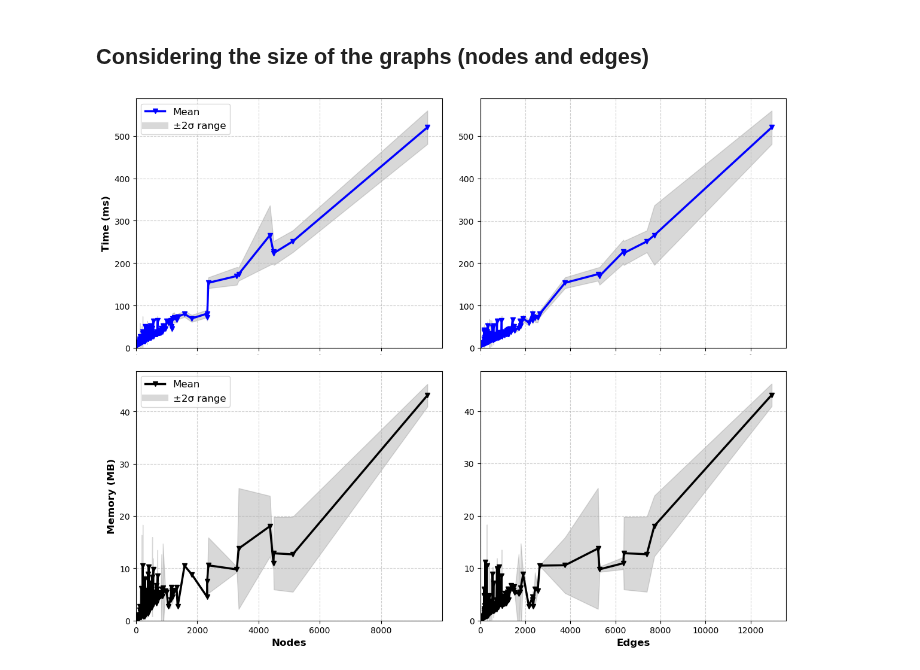
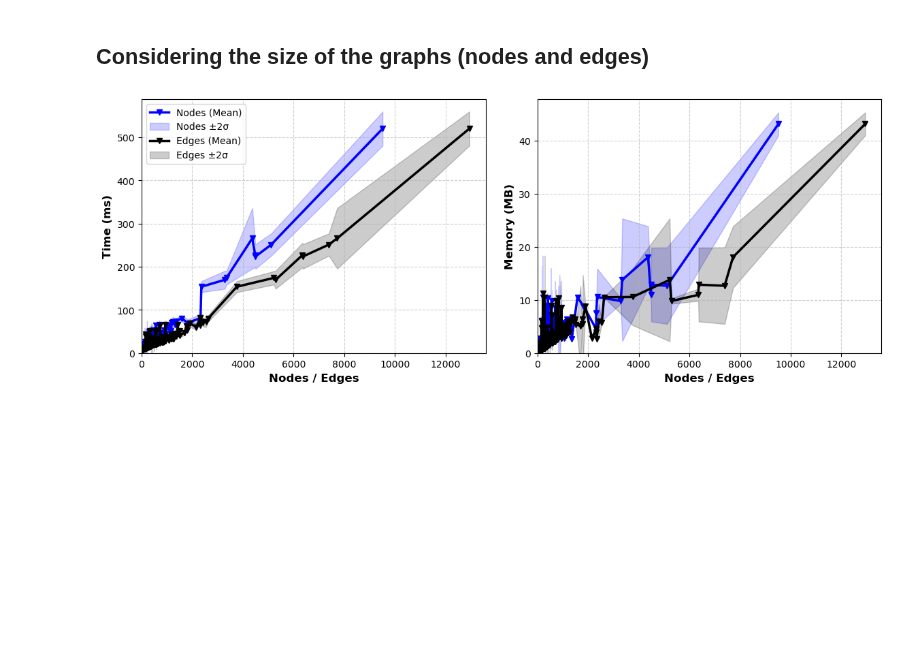
Before and after one commit to geodes-sms/NeoModelingFramework, a Jupyter notebook: Evaluation/analysis/RQ2-results-analysis.ipynb, the cells around one changed output. Saved outputs shown, nothing was run; the diff lists cells and outputs as text; code cells hidden in the pictures; blank space fills up the shorter version.

```diff
--- a/Evaluation/analysis/RQ2-results-analysis.ipynb
+++ b/Evaluation/analysis/RQ2-results-analysis.ipynb
@@ -217,75 +217,65 @@ plt.show()
 import matplotlib.pyplot as plt
 import matplotlib.lines as mlines
 
 props = ['nodes', 'edges']
+colors = {'nodes': 'blue', 'edges': 'black'}  # fixed colors
 g = 2  # number of std deviations for the shaded band
 
-fig, axes = plt.subplots(2, 2, figsize=(12, 10))
+fig, axes = plt.subplots(1, 2, figsize=(12, 5))
 fig.suptitle('')
 
 
-for idx, prop in enumerate(props):
+for prop in props:
     grouped = combined_df.groupby(prop)['time']
-
     mean = grouped.apply(lambda s: remove_outliers(s).mean())
     std = grouped.apply(lambda s: remove_outliers(s).std())
     lower = mean - g * std
     upper = mean + g * std
 
-    ax = axes[0, idx]
+    axes[0].plot(
+        mean.index, mean.values,
+        color=colors[prop], linewidth=2.5, marker='v',
+        label=f'{prop.capitalize()} (Mean)'
+    )
+    axes[0].fill_between(mean.index, lower, upper,
+        color=colors[prop], alpha=0.2, label=f'{prop.capitalize()} ±{g}σ')
 
-    ax.plot(mean.index, mean.values, color="blue", linewidth=2.5, label='Mean', marker='v')
-    ax.fill_between(mean.index, lower, upper, color='gray', alpha=0.3, label=f'±{g}σ range')
+axes[0].set_xlabel("Nodes / Edges", fontsize=12, fontweight='bold')
+axes[0].set_ylabel("Time (ms)", fontsize=12, fontweight='bold')
+axes[0].tick_params(axis='x', labelsize=10)
+axes[0].tick_params(axis='y', labelsize=10)
+axes[0].grid(True, linestyle='--', alpha=0.6)
+axes[0].set_ylim(bottom=0)
+axes[0].set_xlim(left=0)
+axes[0].legend(fontsize=10, frameon=True)
 
 
-    ax.set_xlabel('')
-
-    if idx == 0:
-        ax.set_ylabel('Time (ms)', fontsize=12, fontweight='bold')
-
-    ax.tick_params(axis='x', labelsize=0)
-    ax.tick_params(axis='y', labelsize=10)
-    ax.grid(True, linestyle='--', alpha=0.6)
-    ax.set_ylim(bottom=0)
-    ax.set_xlim(left=0)
-
-
-for idx, prop in enumerate(props):
+for prop in props:
     grouped = combined_df.groupby(prop)['mem']
-
     mean = grouped.apply(lambda s: remove_outliers(s).mean())
     std = grouped.apply(lambda s: remove_outliers(s).std())
     lower = mean - g * std
     upper = mean + g * std
 
-    ax = axes[1, idx]
+    axes[1].plot(
+        mean.index, mean.values,
+        color=colors[prop], linewidth=2.5, marker='v',
+        label=f'{prop.capitalize()} (Mean)'
+    )
+    axes[1].fill_between(mean.index, lower, upper,
+        color=colors[prop], alpha=0.2, label=f'{prop.capitalize()} ±{g}σ')
 
-    ax.plot(mean.index, mean.values, color="black", linewidth=2.5, label='Mean', marker='v')
-    ax.fill_between(mean.index, lower, upper, color='gray', alpha=0.3, label=f'±{g}σ range')
-
-    # Bottom row: x-axis labels
-    ax.set_xlabel(prop.capitalize(), fontsize=12, fontweight='bold')
-    if idx == 0:
-        ax.set_ylabel('Memory (MB)', fontsize=12, fontweight='bold')
-
-    ax.tick_params(axis='x', labelsize=10)
-    ax.tick_params(axis='y', labelsize=10)
-    ax.grid(True, linestyle='--', alpha=0.6)
-    ax.set_ylim(bottom=0)
-    ax.set_xlim(left=0)
-
-
-avg_line_time = mlines.Line2D([], [], color='blue', marker='v', label='Mean', linewidth=2.5)
-band_patch_time = mlines.Line2D([], [], color='gray', linewidth=8, alpha=0.3, label=f'±{g}σ range')
-
-avg_line_mem = mlines.Line2D([], [], color='black', marker='v', label='Mean', linewidth=2.5)
-band_patch_mem = mlines.Line2D([], [], color='gray', linewidth=8, alpha=0.3, label=f'±{g}σ range')
-
-axes[0, 0].legend(handles=[avg_line_time, band_patch_time], loc='upper left', fontsize=12, frameon=True)
-axes[1, 0].legend(handles=[avg_line_mem, band_patch_mem], loc='upper left', fontsize=12, frameon=True)
+axes[1].set_xlabel("Nodes / Edges", fontsize=12, fontweight='bold')
+axes[1].set_ylabel("Memory (MB)", fontsize=12, fontweight='bold')
+axes[1].tick_params(axis='x', labelsize=10)
+axes[1].tick_params(axis='y', labelsize=10)
+axes[1].grid(True, linestyle='--', alpha=0.6)
+axes[1].set_ylim(bottom=0)
+axes[1].set_xlim(left=0)
+# axes[1].legend(fontsize=10, frameon=True)
 
 plt.tight_layout(pad=2)
 plt.savefig("img/RQ2nodesedges.pdf", format='pdf', bbox_inches='tight')
 plt.show()
 # %% [output]
-[figure, old version]
+[figure, new version]
```
Also changed, not shown: 25 other files.
